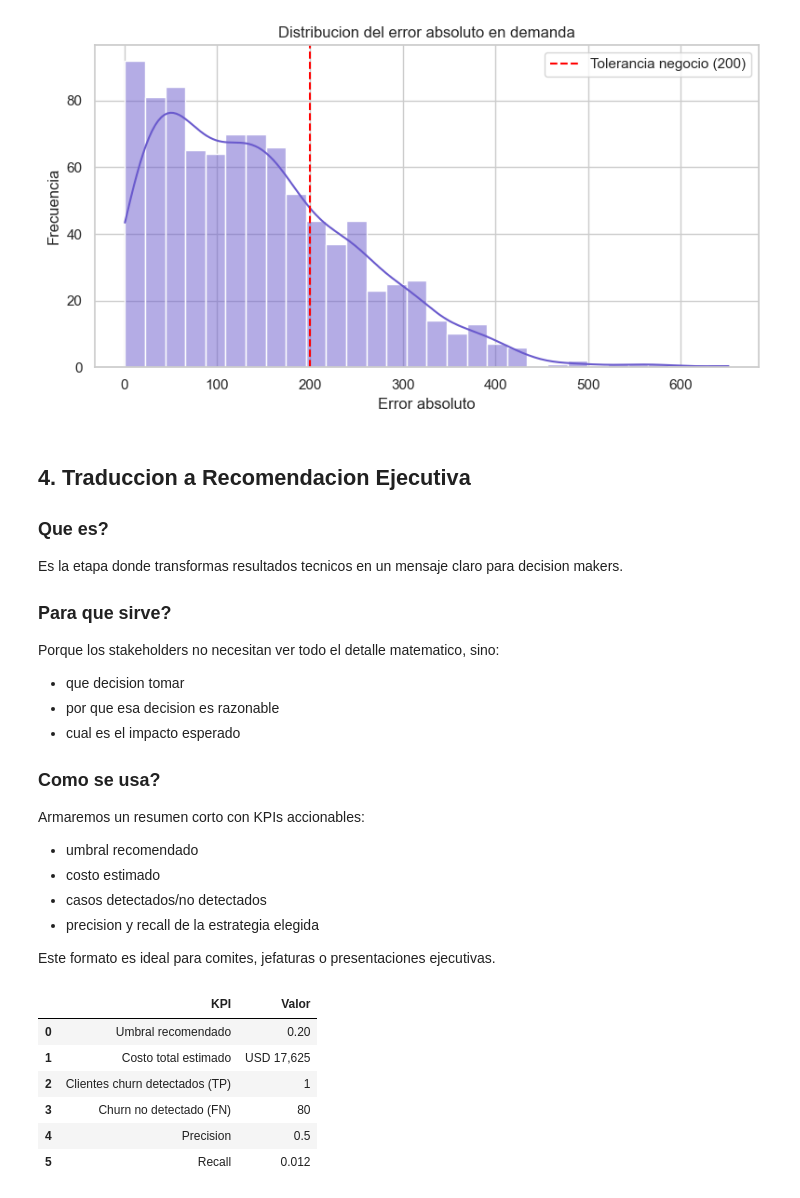
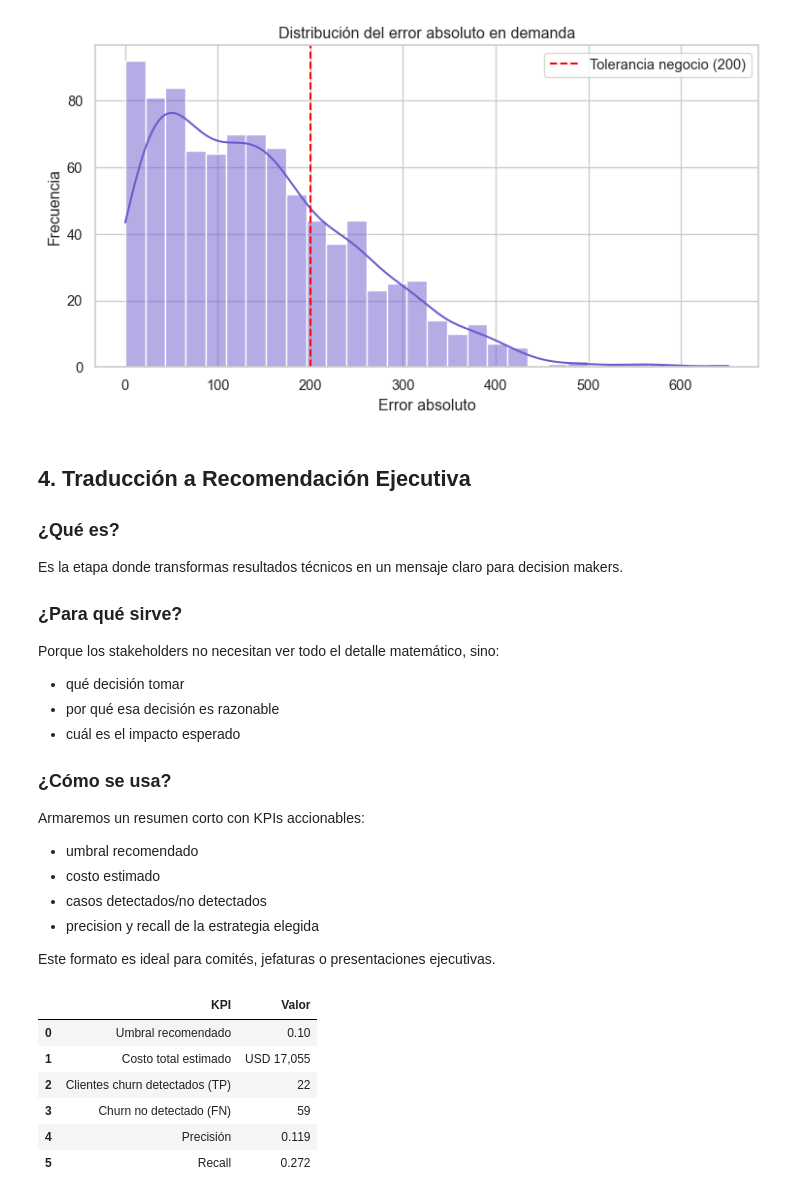
Before and after one commit to ingermanr/data_analytics, a Jupyter notebook: da_basico/16_evaluacion_modelos_y_decisiones_negocio.ipynb, the cells around one changed output. Cells and saved outputs as stored; diff of their text form; code cells hidden in the pictures.

```diff
--- a/da_basico/16_evaluacion_modelos_y_decisiones_negocio.ipynb
+++ b/da_basico/16_evaluacion_modelos_y_decisiones_negocio.ipynb
@@ -194,7 +227,9 @@ def costo_total(y_true, y_pred, costo_fn=220, costo_fp=25):
     fn = cm[1, 0]
     return fp * costo_fp + fn * costo_fn
 
-umbrales = np.arange(0.20, 0.81, 0.05)
+# Exploramos desde umbrales bajos: con un evento raro, el corte util
+# suele estar muy por debajo de 0.5.
+umbrales = np.arange(0.05, 0.81, 0.05)
 registros = []
 
 for t in umbrales:
@@ -297,56 +338,56 @@ plt.show()
 # %% [output]
 [figure]
 # %% [markdown]
-## 4. Traduccion a Recomendacion Ejecutiva
+## 4. Traducción a Recomendación Ejecutiva
 
-### Que es?
-Es la etapa donde transformas resultados tecnicos en un mensaje claro para decision makers.
+### ¿Qué es?
+Es la etapa donde transformas resultados técnicos en un mensaje claro para decision makers.
 
-### Para que sirve?
-Porque los stakeholders no necesitan ver todo el detalle matematico, sino:
-- que decision tomar
-- por que esa decision es razonable
-- cual es el impacto esperado
+### ¿Para qué sirve?
+Porque los stakeholders no necesitan ver todo el detalle matemático, sino:
+- qué decisión tomar
+- por qué esa decisión es razonable
+- cuál es el impacto esperado
 
-### Como se usa?
+### ¿Cómo se usa?
 Armaremos un resumen corto con KPIs accionables:
 - umbral recomendado
 - costo estimado
 - casos detectados/no detectados
 - precision y recall de la estrategia elegida
 
-Este formato es ideal para comites, jefaturas o presentaciones ejecutivas.
+Este formato es ideal para comités, jefaturas o presentaciones ejecutivas.
 # %%
 pred_best = (proba_test >= best_t).astype(int)
 cm_best = confusion_matrix(y_test, pred_best)
 fn = cm_best[1, 0]
 tp = cm_best[1, 1]
 
 resumen_ejecutivo = pd.DataFrame({
     'KPI': [
         'Umbral recomendado',
         'Costo total estimado',
         'Clientes churn detectados (TP)',
         'Churn no detectado (FN)',
-        'Precision',
+        'Precisión',
         'Recall'
     ],
     'Valor': [
         f'{best_t:.2f}',
         f'USD {int(costo_total(y_test, pred_best, costo_fn, costo_fp)):,}',
         int(tp),
         int(fn),
         round(precision_score(y_test, pred_best, zero_division=0), 3),
         round(recall_score(y_test, pred_best, zero_division=0), 3)
     ]
 })
 
 resumen_ejecutivo
 # %% [output]
 |  | KPI | Valor |
-| 0 | Umbral recomendado | 0.20 |
-| 1 | Costo total estimado | USD 17,625 |
-| 2 | Clientes churn detectados (TP) | 1 |
-| 3 | Churn no detectado (FN) | 80 |
-| 4 | Precision | 0.5 |
-| 5 | Recall | 0.012 |
+| 0 | Umbral recomendado | 0.10 |
+| 1 | Costo total estimado | USD 17,055 |
+| 2 | Clientes churn detectados (TP) | 22 |
+| 3 | Churn no detectado (FN) | 59 |
+| 4 | Precisión | 0.119 |
+| 5 | Recall | 0.272 |
```
Also changed, not shown: parts of 21 cells of this notebook.
